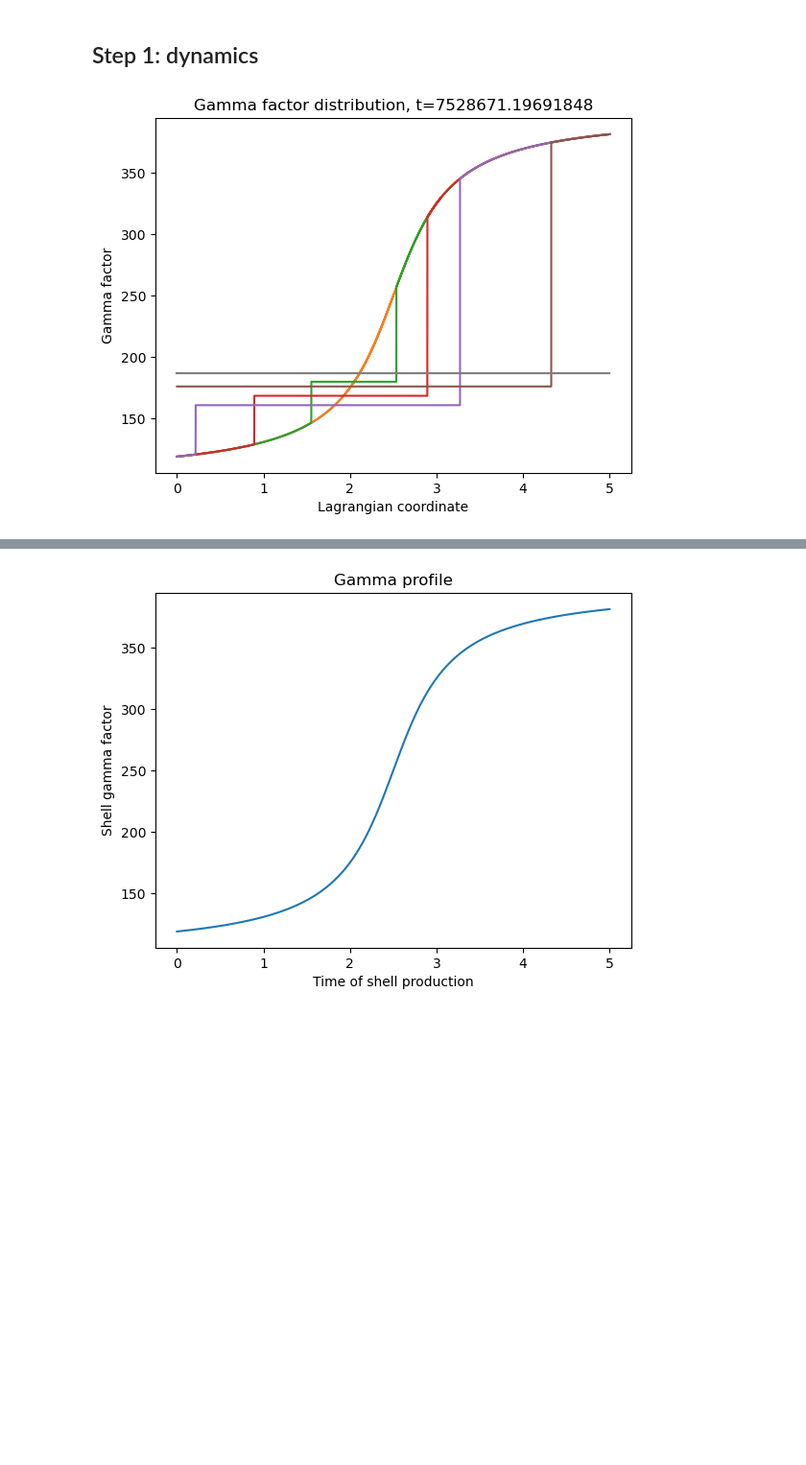
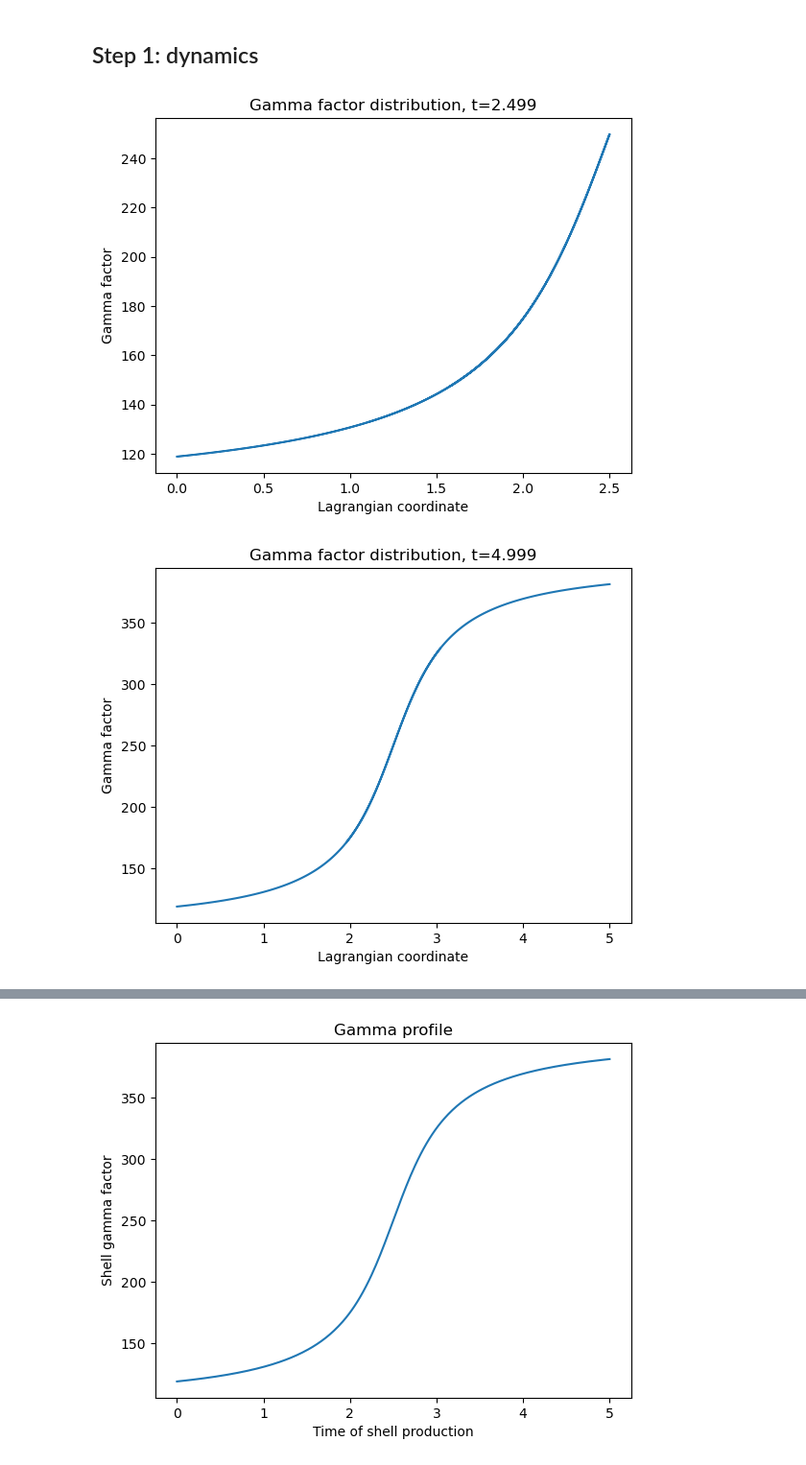
Before and after one commit to solano/gamma-ray-bursts, a Jupyter notebook: gamma-ray-bursts.ipynb, the cells around one changed output, grey strips where cells are left out. Shown at 96% size. Drawn from its saved outputs; the diff is of its cells as text; code cells hidden in the pictures; blank space fills up the shorter version.

```diff
--- a/gamma-ray-bursts.ipynb
+++ b/gamma-ray-bursts.ipynb
@@ -366,16 +366,13 @@ def plot_gamma(simu, ax=None):
 # %%
 simu = Simulation(rapidity_profile1, energy_profile1,
                 rapidity_args=dict(gamma_min=100, gamma_max=400, compression=10))
 
 
-fig, ax = plt.subplots()
-
 for snapshot in simu.generate_run(stop_every=2500):
     try:
-        plot_gamma(snapshot, ax=ax)
+        plot_gamma(snapshot)
     except:
         pass
-
-plt.show()
 # %% [output]
-[figure, old version]
+[figure, new version]
+[figure, added]
```
Also changed, not shown: parts of 1 cell of this notebook.
